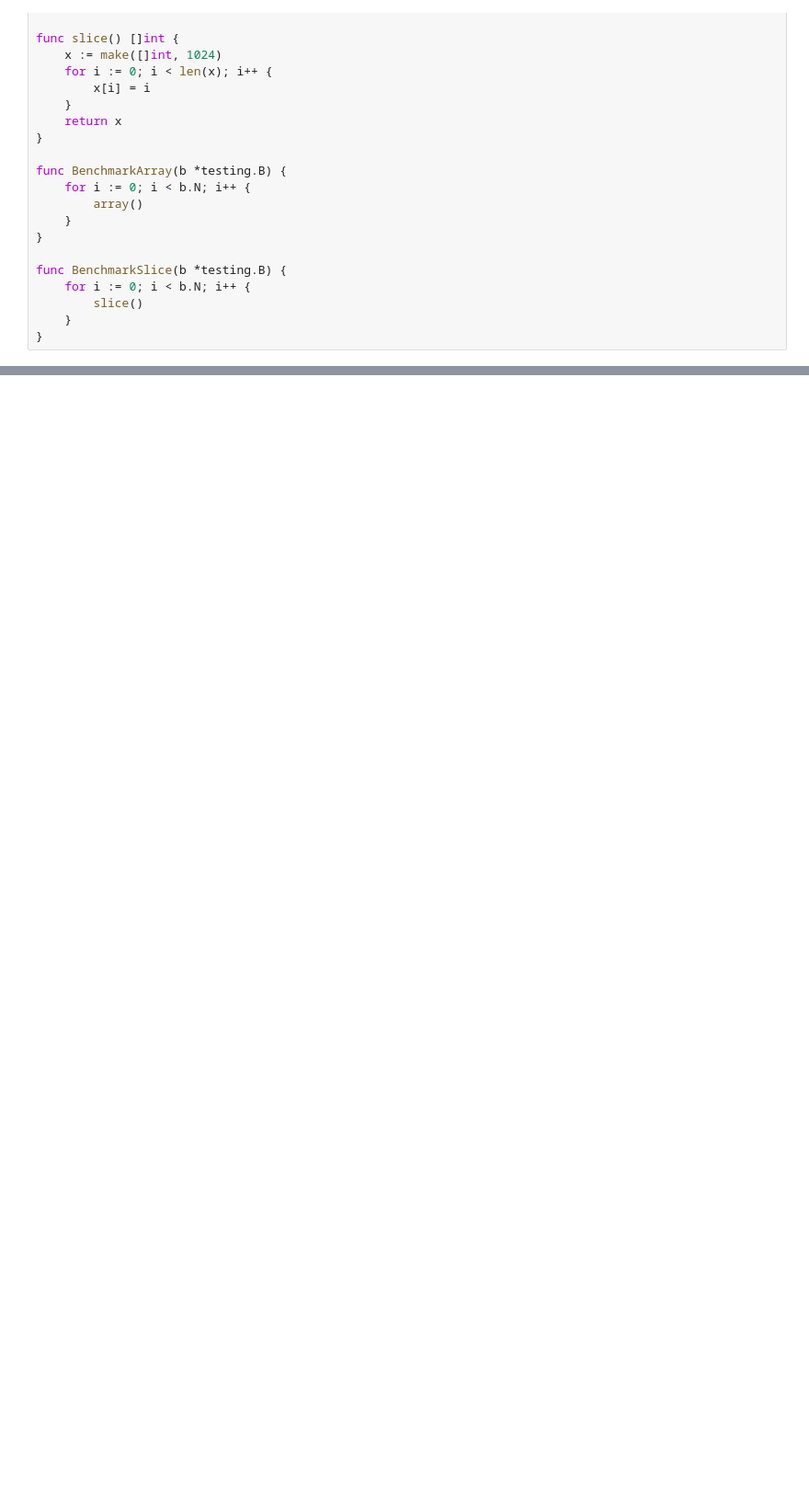
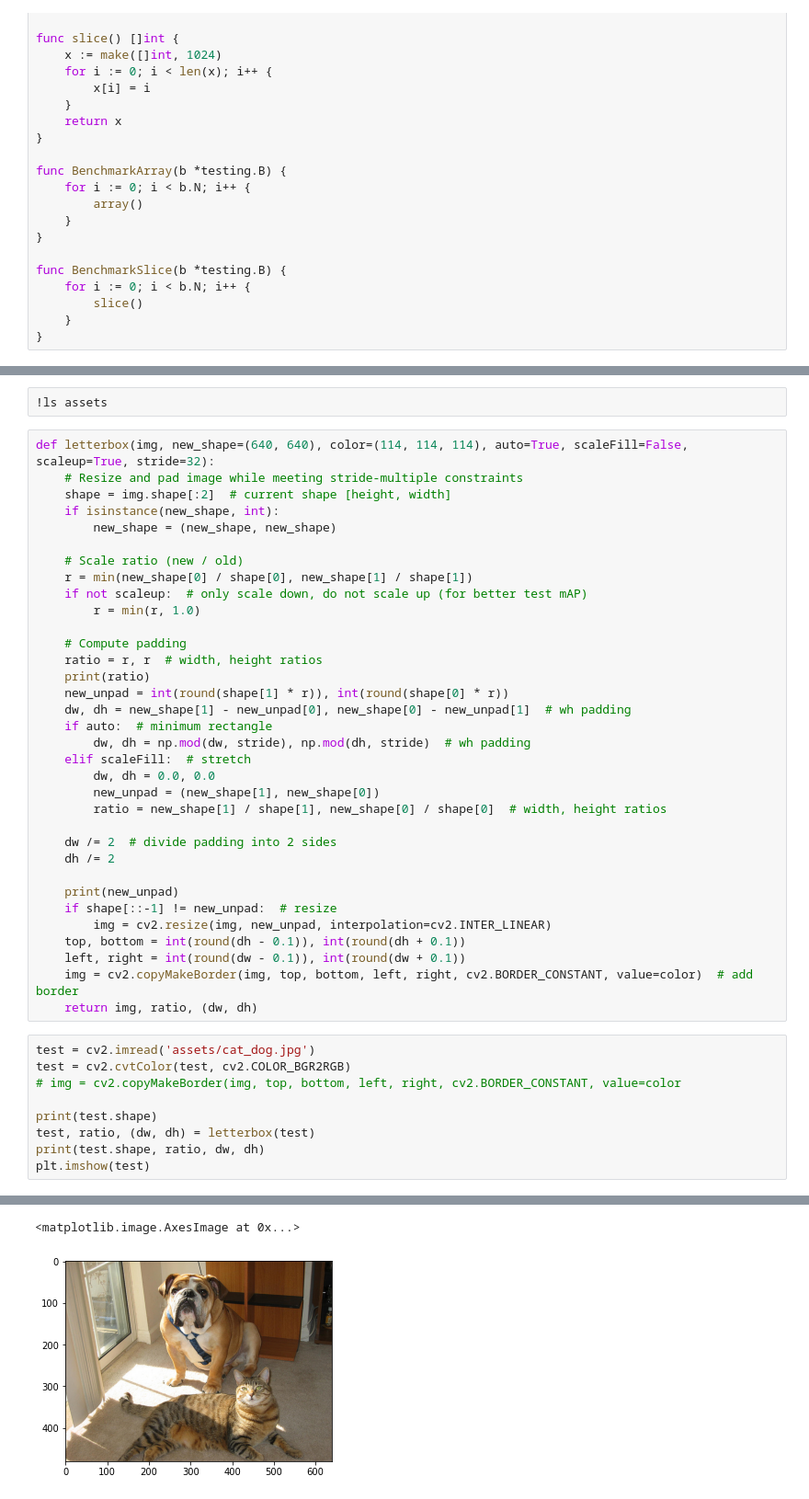
Before and after one commit to qrsforever/hzcsnote, a Jupyter notebook: _only_test_.ipynb, the cells around one changed output, grey strips where cells are left out. Shown at 92% size. Saved outputs shown, nothing was run; the diff lists cells and outputs as text; blank space fills up the shorter version.

```diff
--- a/_only_test_.ipynb
+++ b/_only_test_.ipynb
@@ -176,0 +201,46 @@ func BenchmarkSlice(b *testing.B) {
+# %%
+!ls assets
+# %%
+def letterbox(img, new_shape=(640, 640), color=(114, 114, 114), auto=True, scaleFill=False, scaleup=True, stride=32):
+    # Resize and pad image while meeting stride-multiple constraints
+    shape = img.shape[:2]  # current shape [height, width]
+    if isinstance(new_shape, int):
+        new_shape = (new_shape, new_shape)
+
+    # Scale ratio (new / old)
+    r = min(new_shape[0] / shape[0], new_shape[1] / shape[1])
+    if not scaleup:  # only scale down, do not scale up (for better test mAP)
+        r = min(r, 1.0)
+
+    # Compute padding
+    ratio = r, r  # width, height ratios
+    print(ratio)
+    new_unpad = int(round(shape[1] * r)), int(round(shape[0] * r))
+    dw, dh = new_shape[1] - new_unpad[0], new_shape[0] - new_unpad[1]  # wh padding
+    if auto:  # minimum rectangle
+        dw, dh = np.mod(dw, stride), np.mod(dh, stride)  # wh padding
+    elif scaleFill:  # stretch
+        dw, dh = 0.0, 0.0
+        new_unpad = (new_shape[1], new_shape[0])
+        ratio = new_shape[1] / shape[1], new_shape[0] / shape[0]  # width, height ratios
+
+    dw /= 2  # divide padding into 2 sides
+    dh /= 2
+
+    print(new_unpad)
+    if shape[::-1] != new_unpad:  # resize
+        img = cv2.resize(img, new_unpad, interpolation=cv2.INTER_LINEAR)
+    top, bottom = int(round(dh - 0.1)), int(round(dh + 0.1))
+    left, right = int(round(dw - 0.1)), int(round(dw + 0.1))
+    img = cv2.copyMakeBorder(img, top, bottom, left, right, cv2.BORDER_CONSTANT, value=color)  # add border
+    return img, ratio, (dw, dh)
+# %%
+test = cv2.imread('assets/cat_dog.jpg')
+test = cv2.cvtColor(test, cv2.COLOR_BGR2RGB)
+# img = cv2.copyMakeBorder(img, top, bottom, left, right, cv2.BORDER_CONSTANT, value=color
+
+print(test.shape)
+test, ratio, (dw, dh) = letterbox(test)
+print(test.shape, ratio, dw, dh)
+plt.imshow(test)
+# %% [output]
@@ -176,0 +252,2 @@ func BenchmarkSlice(b *testing.B) {
+<matplotlib.image.AxesImage at 0x...>
+[figure, added]
```
Also changed, not shown: parts of 32 cells of this notebook.
